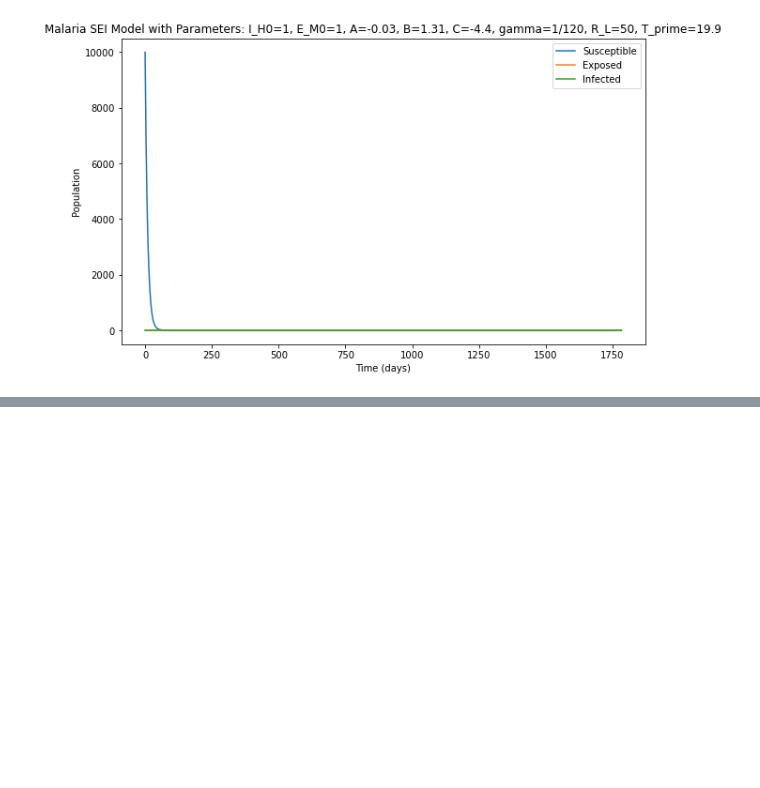
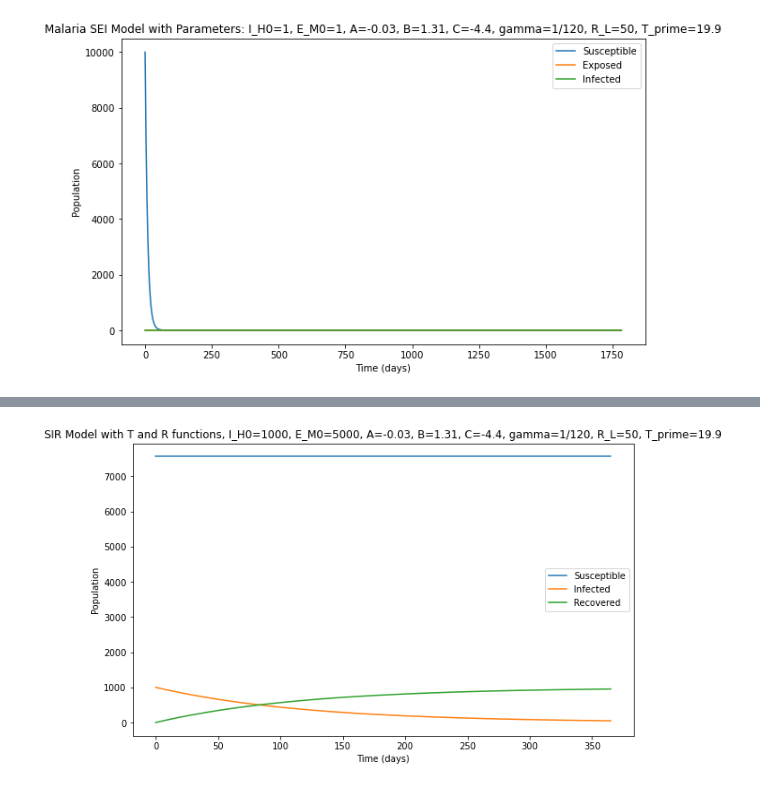
Before and after one commit to RaphaLevy/Study_on_Malaria_dynamics, a Jupyter notebook: Test_Parham_&_Michael_Parameters.ipynb, the cells around one changed output, grey strips where cells are left out. Saved outputs shown, nothing was run; the diff lists cells and outputs as text; code cells hidden in the pictures; blank space fills up the shorter version.

```diff
--- a/Test_Parham_&_Michael_Parameters.ipynb
+++ b/Test_Parham_&_Michael_Parameters.ipynb
@@ -551,0 +565,10 @@ plt.show()
+# %%
+# args_T_and_R_functions = (T1, T2, omega1, phi1, R1, R2, omega2, phi2,
+#                    B_E, p_ME, p_ML, p_MP, tau_E, tau_P, c1, c2,
+#                    D1, b1, A, B, C, b2, tau_H, DD, Tmin, gamma, R_L,
+#                    N, M, E_M0, I_H0)
+
+args_T_and_R_initial_infected = (T1, T2, omega1, phi1, R1, R2, omega2, phi2,
+                   B_E, p_ME, p_ML, p_MP, tau_E, tau_P, c1, c2,
+                   D1, b1, A, B, C, b2, tau_H, DD, Tmin, gamma, R_L,
+                   N, M, I_M0, I_H0_inc)
@@ -551,0 +597,22 @@ plt.show()
+# %%
+t_eval = np.linspace(0, 365, 1000)  # Evaluate the solution at 1000 points between 0 and 365
+sol = solve_ivp(T_and_R_functions_model, [0, 365], [S_H0_inc, I_H0_inc, R_H0, S_M0_inc, E_M0_inc, I_M0], args=args_T_and_R_initial_infected, dense_output=True, t_eval=t_eval, method="DOP853")
+#sol
+
+times = sol.t
+S_H, I_H, R_H, S_M, E_M, I_M = sol.y
+
+plt.figure(figsize=(10, 6))
+plt.plot(times, S_H, label='Susceptible')
+plt.plot(times, I_H, label='Infected')
+plt.plot(times, R_H, label='Recovered')
+
+plt.xlabel('Time (days)')
+plt.ylabel('Population')
+plt.title(f'SIR Model with T and R functions, I_H0={I_H0_inc}, E_M0={E_M0_inc}, A={round(A, 2)}, B={round(B, 2)}, C={round(C, 2)}, gamma={gamma}, R_L={R_L}, T_prime={round(T_prime, 2)}')
+
+plt.legend()
+
+plt.show()
+# %% [output]
+[figure, added]
```
Also changed, not shown: parts of 18 cells of this notebook.
